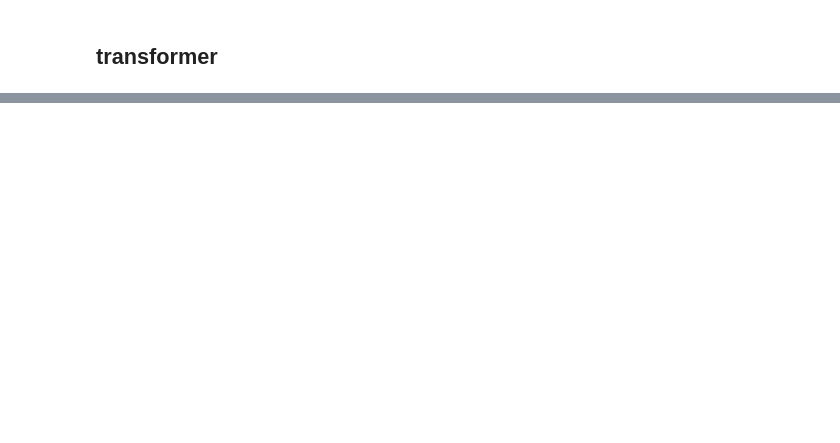
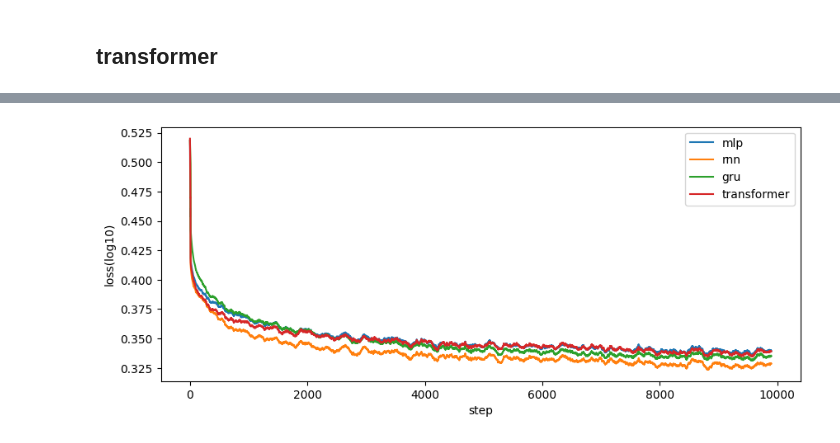
Before and after one commit to xiaobo-yang/my_makemore, a Jupyter notebook: model_playground.ipynb, the cells around one changed output, grey strips where cells are left out. Cells and saved outputs as stored; diff of their text form; code cells hidden in the pictures; blank space fills up the shorter version.

Commit message:
finish experiment using my manual backprop

```diff
--- a/model_playground.ipynb
+++ b/model_playground.ipynb
@@ -577,6 +582,7 @@ class GRUtorch(nn.Module):
         self.Cbar = nn.Linear(config.n_embd + config.n_embd2, config.n_embd2)
         self.Cz = nn.Linear(config.n_embd + config.n_embd2, config.n_embd2)
         self.lm_head = nn.Linear(config.n_embd2, self.vocab_size)
+        self.lm_head.weight.data *= 0.1
         num_params = sum(p.numel() for p in self.parameters())
         print("number of gru parameters: %d" % (num_params,))
 
@@ -935,0 +946,17 @@ step 90       || Train   || 2.780131306423743 || Val   || 2.706279791718127
+# %%
+config = ModelConfig(n_embd=15, n_embd2=None, n_head=1, n_layer=1)
+# models
+torch.manual_seed(42)
+model_transformer = Transformer(config)
+model_transformer_t = TransformerTorch(config)
+# copy weights
+for i, (p, p_t) in enumerate(zip(model_transformer.parameters(), model_transformer_t.parameters())):
+    if p_t.ndim == 2:
+        if i >= 2:
+            p_t.data = p.data.clone().T
+        else:
+            p_t.data = p.data.clone()
+    else:
+        p_t.data = p.data.clone()
+
+train_compare(model_transformer, model_transformer_t, n_steps=10000, eval_every=1000)
@@ -935,0 +983,8 @@ step 90       || Train   || 2.780131306423743 || Val   || 2.706279791718127
+# %%
+x, y = X_test, Y_test
+with torch.no_grad():
+    logits_t = model_transformer_t(x)
+    test_loss_t = F.cross_entropy(logits_t.view(-1, logits_t.size(-1)), y.view(-1), ignore_index=-1)
+logits = model_transformer(x)
+test_loss = F.cross_entropy(logits.view(-1, logits.size(-1)), y.view(-1), ignore_index=-1)
+print(f'|| Test   || {test_loss.item():.15f}\n|| Test_t || {test_loss_t.item():.15f}')
@@ -935,0 +1136,21 @@ step 90       || Train   || 2.780131306423743 || Val   || 2.706279791718127
+# %%
+import matplotlib.pyplot as plt
+
+def avg_loss(losses, window=100):
+    ini_loss = losses[:10]
+    avg_loss = losses[10:].unfold(0, window, 1).mean(1)
+    return torch.cat([ini_loss, avg_loss]) # first 10 steps are not averaged, otherwise the initial loss is different
+
+lossi = torch.tensor(lossi) if not isinstance(lossi, torch.Tensor) else lossi
+log_lossi = lossi.log10()
+model_names = list(models.keys())
+
+plt.figure(figsize=(10, 4))
+for i in range(log_lossi.shape[1]):
+    plt.plot(avg_loss(log_lossi[:, i]), label=f'{model_names[i]}')
+plt.xlabel('step')
+plt.ylabel('loss(log10)')
+plt.legend()
+plt.show()
+# %% [output]
+[figure, added]
```
Also changed, not shown: parts of 17 cells of this notebook.
